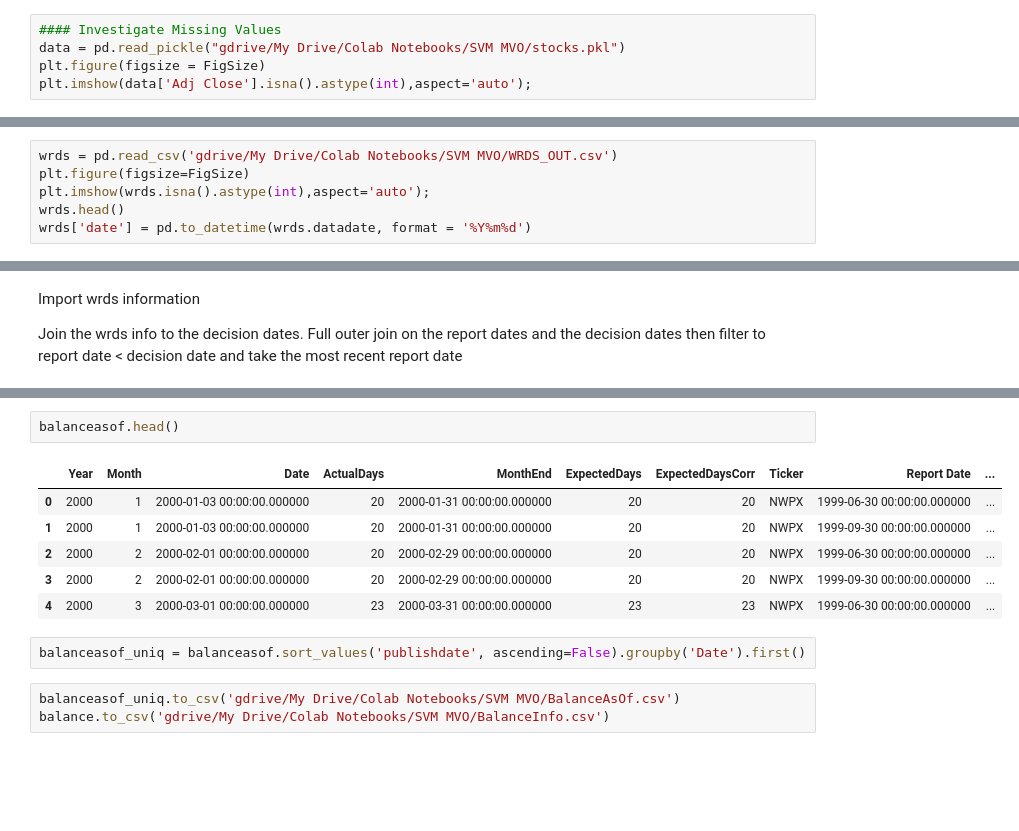
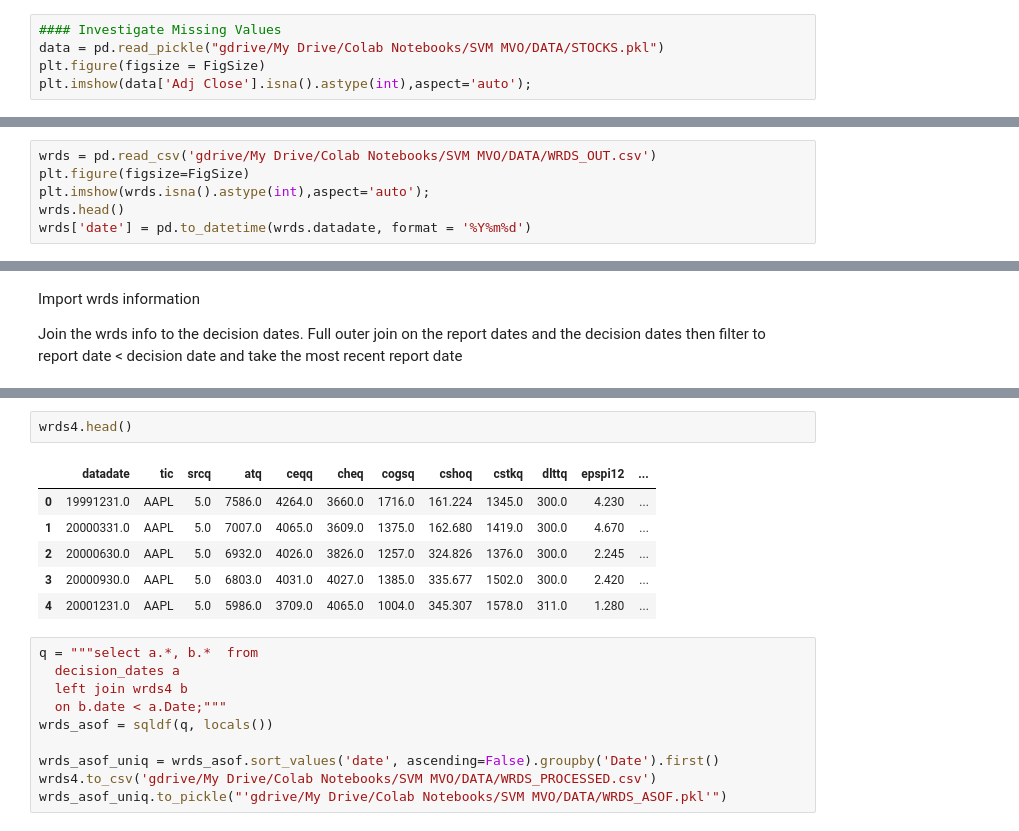
Before and after one commit to davidislip/SVM-and-MVO, a Jupyter notebook: Data_Processing.ipynb, the cells around one changed output, grey strips where cells are left out. Drawn from its saved outputs; the diff is of its cells as text; blank space fills up the shorter version.

```diff
--- a/Data_Processing.ipynb
+++ b/Data_Processing.ipynb
@@ -73,6 +74,6 @@ sp = pd.read_csv('gdrive/My Drive/Colab Notebooks/ECE 1505 Project/S&P500-Symbol
 # %%
 #### Investigate Missing Values
-data = pd.read_pickle("gdrive/My Drive/Colab Notebooks/SVM MVO/stocks.pkl")
+data = pd.read_pickle("gdrive/My Drive/Colab Notebooks/SVM MVO/DATA/STOCKS.pkl")
 plt.figure(figsize = FigSize)
 plt.imshow(data['Adj Close'].isna().astype(int),aspect='auto');
 # %% [output]
@@ -104,5 +105,5 @@ pd.Series(P.columns).to_csv('gdrive/My Drive/Colab Notebooks/SVM MVO/wrds_ticker
 # %%
-wrds = pd.read_csv('gdrive/My Drive/Colab Notebooks/SVM MVO/WRDS_OUT.csv')
+wrds = pd.read_csv('gdrive/My Drive/Colab Notebooks/SVM MVO/DATA/WRDS_OUT.csv')
 plt.figure(figsize=FigSize)
 plt.imshow(wrds.isna().astype(int),aspect='auto');
 wrds.head()
@@ -554,14 +494,19 @@ balanceasof = sqldf(q, locals())
 # %%
-balanceasof.head()
+wrds4.head()
 # %% [output]
-|  | Year | Month | Date | ActualDays | MonthEnd | ExpectedDays | ExpectedDaysCorr | Ticker | Report Date | ... |
-| 0 | 2000 | 1 | 2000-01-03 00:00:00.000000 | 20 | 2000-01-31 00:00:00.000000 | 20 | 20 | NWPX | 1999-06-30 00:00:00.000000 | ... |
-| 1 | 2000 | 1 | 2000-01-03 00:00:00.000000 | 20 | 2000-01-31 00:00:00.000000 | 20 | 20 | NWPX | 1999-09-30 00:00:00.000000 | ... |
-| 2 | 2000 | 2 | 2000-02-01 00:00:00.000000 | 20 | 2000-02-29 00:00:00.000000 | 20 | 20 | NWPX | 1999-06-30 00:00:00.000000 | ... |
-| 3 | 2000 | 2 | 2000-02-01 00:00:00.000000 | 20 | 2000-02-29 00:00:00.000000 | 20 | 20 | NWPX | 1999-09-30 00:00:00.000000 | ... |
-| 4 | 2000 | 3 | 2000-03-01 00:00:00.000000 | 23 | 2000-03-31 00:00:00.000000 | 23 | 23 | NWPX | 1999-06-30 00:00:00.000000 | ... |
+|  | datadate | tic | srcq | atq | ceqq | cheq | cogsq | cshoq | cstkq | dlttq | epspi12 | ... |
+| 0 | 19991231.0 | AAPL | 5.0 | 7586.0 | 4264.0 | 3660.0 | 1716.0 | 161.224 | 1345.0 | 300.0 | 4.230 | ... |
+| 1 | 20000331.0 | AAPL | 5.0 | 7007.0 | 4065.0 | 3609.0 | 1375.0 | 162.680 | 1419.0 | 300.0 | 4.670 | ... |
+| 2 | 20000630.0 | AAPL | 5.0 | 6932.0 | 4026.0 | 3826.0 | 1257.0 | 324.826 | 1376.0 | 300.0 | 2.245 | ... |
+| 3 | 20000930.0 | AAPL | 5.0 | 6803.0 | 4031.0 | 4027.0 | 1385.0 | 335.677 | 1502.0 | 300.0 | 2.420 | ... |
+| 4 | 20001231.0 | AAPL | 5.0 | 5986.0 | 3709.0 | 4065.0 | 1004.0 | 345.307 | 1578.0 | 311.0 | 1.280 | ... |
-# %%
-balanceasof_uniq = balanceasof.sort_values('publishdate', ascending=False).groupby('Date').first()
-# %%
-balanceasof_uniq.to_csv('gdrive/My Drive/Colab Notebooks/SVM MVO/BalanceAsOf.csv')
-balance.to_csv('gdrive/My Drive/Colab Notebooks/SVM MVO/BalanceInfo.csv')
+# %%
+q = """select a.*, b.*  from
+  decision_dates a
+  left join wrds4 b
+  on b.date < a.Date;"""
+wrds_asof = sqldf(q, locals())
+
+wrds_asof_uniq = wrds_asof.sort_values('date', ascending=False).groupby('Date').first()
+wrds4.to_csv('gdrive/My Drive/Colab Notebooks/SVM MVO/DATA/WRDS_PROCESSED.csv')
+wrds_asof_uniq.to_pickle("'gdrive/My Drive/Colab Notebooks/SVM MVO/DATA/WRDS_ASOF.pkl'")
```
Also changed, not shown: parts of 25 cells of this notebook.
